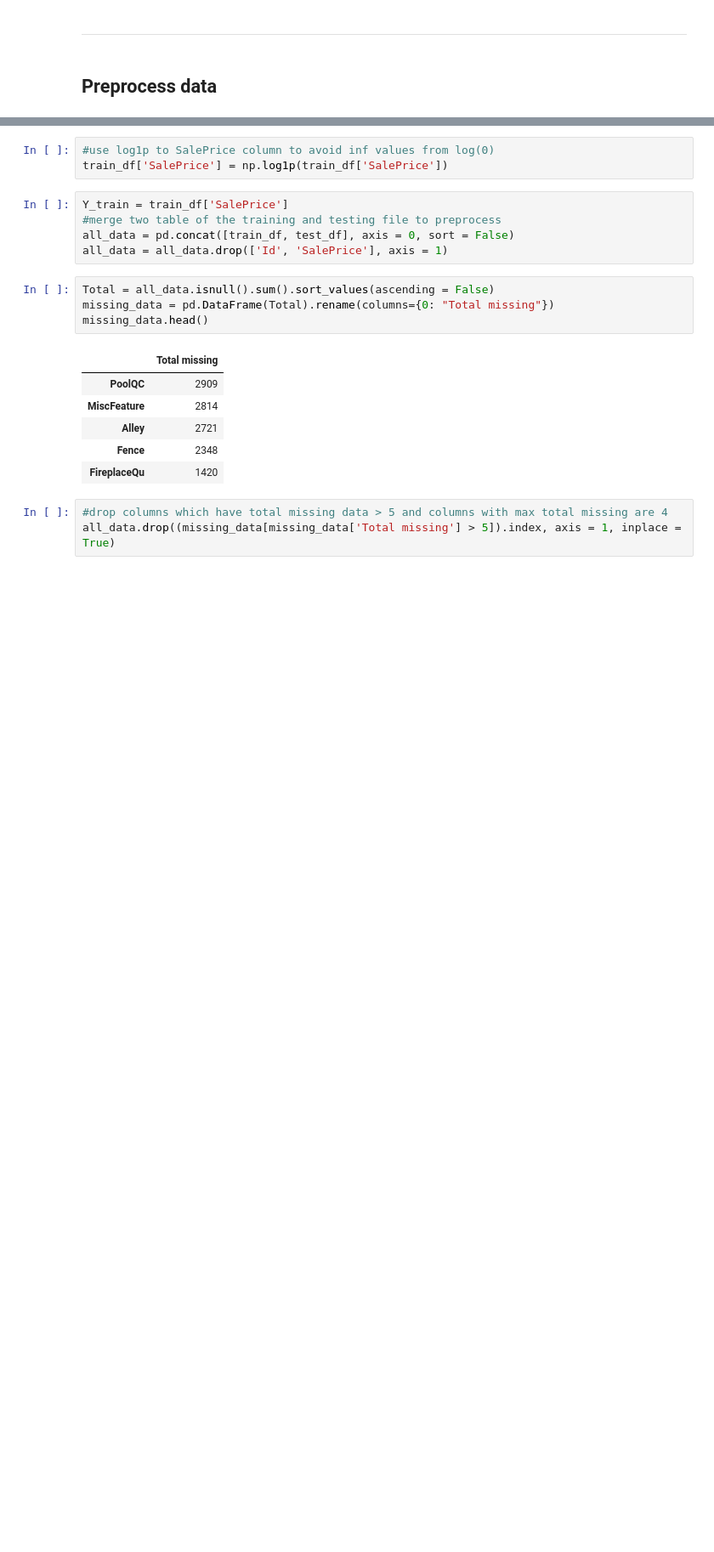
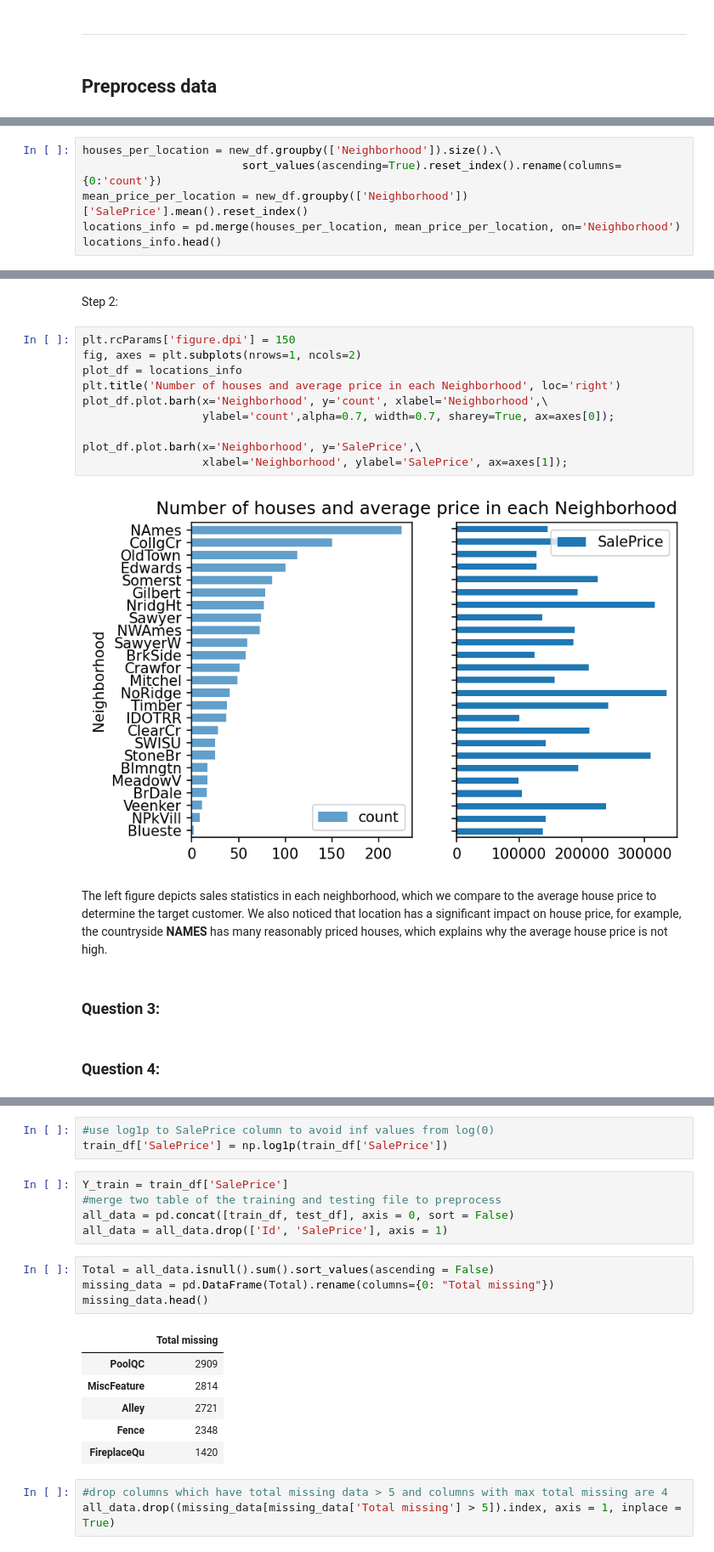
Before and after one commit to IceIce1ce/Final_Project_LTKHDL, a Jupyter notebook: House_Prices.ipynb, the cells around one changed output, grey strips where cells are left out. Shown: that part at 85% size. Drawn from its saved outputs; the diff is of its cells as text; blank space fills up the shorter version.

Commit message:
update explore, answer 2 questions analysis

```diff
--- a/House_Prices.ipynb
+++ b/House_Prices.ipynb
@@ -183,0 +454,6 @@ train_df.isnull().sum()
+# %%
+houses_per_location = new_df.groupby(['Neighborhood']).size().\
+                        sort_values(ascending=True).reset_index().rename(columns={0:'count'})
+mean_price_per_location = new_df.groupby(['Neighborhood'])['SalePrice'].mean().reset_index()
+locations_info = pd.merge(houses_per_location, mean_price_per_location, on='Neighborhood')
+locations_info.head()
@@ -183,0 +467,20 @@ train_df.isnull().sum()
+# %% [markdown]
+Step 2:
+# %%
+plt.rcParams['figure.dpi'] = 150
+fig, axes = plt.subplots(nrows=1, ncols=2)
+plot_df = locations_info
+plt.title('Number of houses and average price in each Neighborhood', loc='right')
+plot_df.plot.barh(x='Neighborhood', y='count', xlabel='Neighborhood',\
+                  ylabel='count',alpha=0.7, width=0.7, sharey=True, ax=axes[0]);
+
+plot_df.plot.barh(x='Neighborhood', y='SalePrice',\
+                  xlabel='Neighborhood', ylabel='SalePrice', ax=axes[1]);
+# %% [output]
+[figure, added]
+# %% [markdown]
+The left figure depicts sales statistics in each neighborhood, which we compare to the average house price to determine the target customer. We also noticed that location has a significant impact on house price, for example, the countryside **NAMES** has many reasonably priced houses, which explains why the average house price is not high.
+# %% [markdown]
+### Question 3:
+# %% [markdown]
+### Question 4:
```
Also changed, not shown: parts of 78 cells of this notebook, 1 other file.
